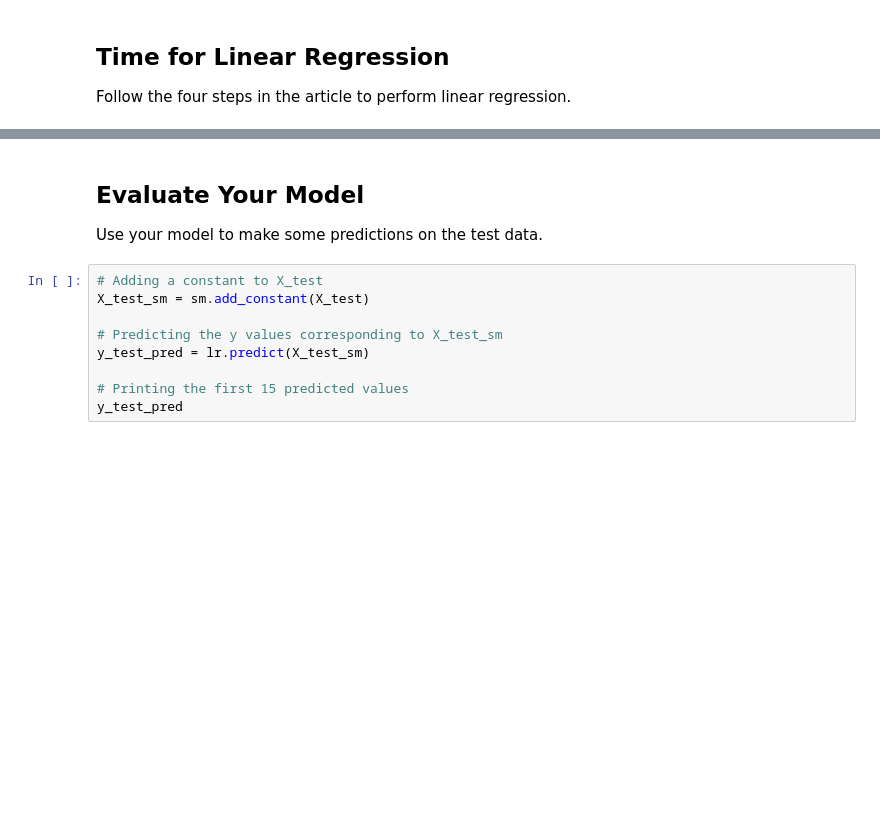
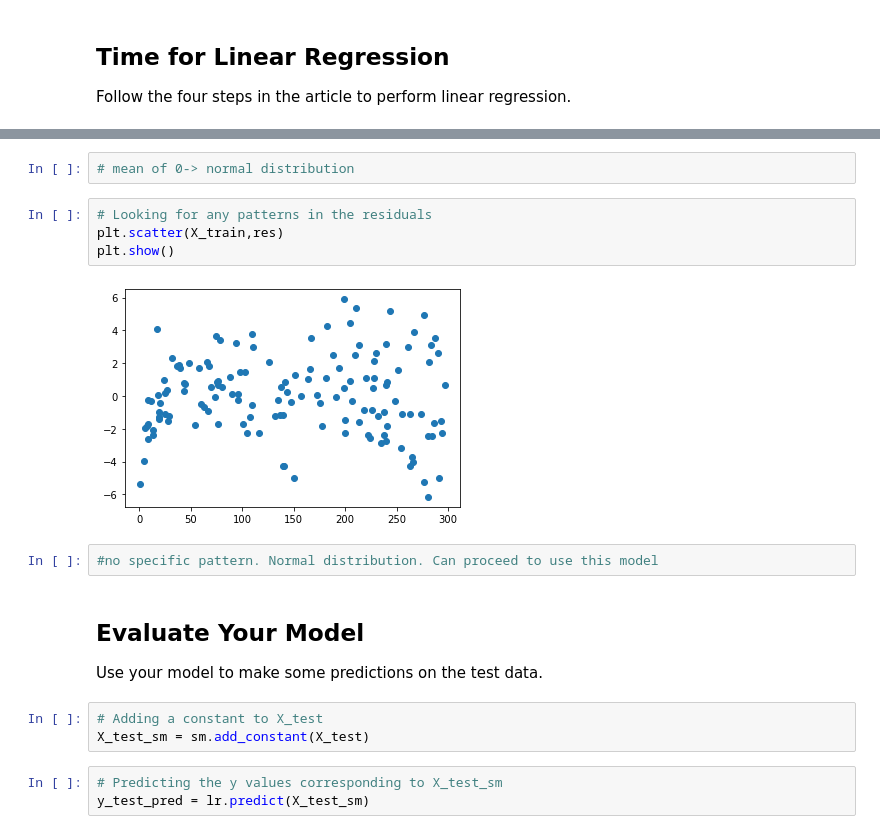
Before and after one commit to dbhaley/Data-modeling-pt-2exercises, a Jupyter notebook: linear-regression.ipynb, the cells around one changed output, grey strips where cells are left out. Saved outputs shown, nothing was run; the diff lists cells and outputs as text; blank space fills up the shorter version.

```diff
--- a/linear-regression.ipynb
+++ b/linear-regression.ipynb
@@ -83,13 +202,20 @@ res = (y_train - y_train_pred)
+# %%
+# mean of 0-> normal distribution
+# %%
+# Looking for any patterns in the residuals
+plt.scatter(X_train,res)
+plt.show()
+# %% [output]
+[figure, added]
+# %%
+#no specific pattern. Normal distribution. Can proceed to use this model
 # %% [markdown]
 ## Evaluate Your Model
 
 Use your model to make some predictions on the test data.
+# %%
+# Adding a constant to X_test
+X_test_sm = sm.add_constant(X_test)
 # %%
-# Adding a constant to X_test
-X_test_sm = sm.add_constant(X_test)
-
 # Predicting the y values corresponding to X_test_sm
 y_test_pred = lr.predict(X_test_sm)
-
-# Printing the first 15 predicted values
-y_test_pred
```
Also changed, not shown: parts of 24 cells of this notebook, 2 other files.
